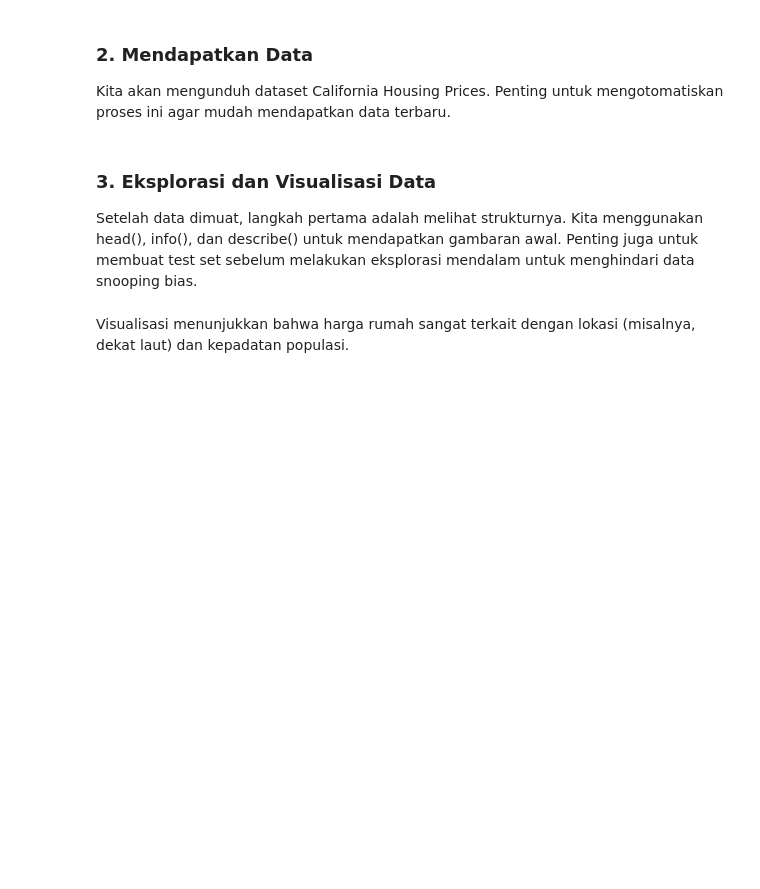
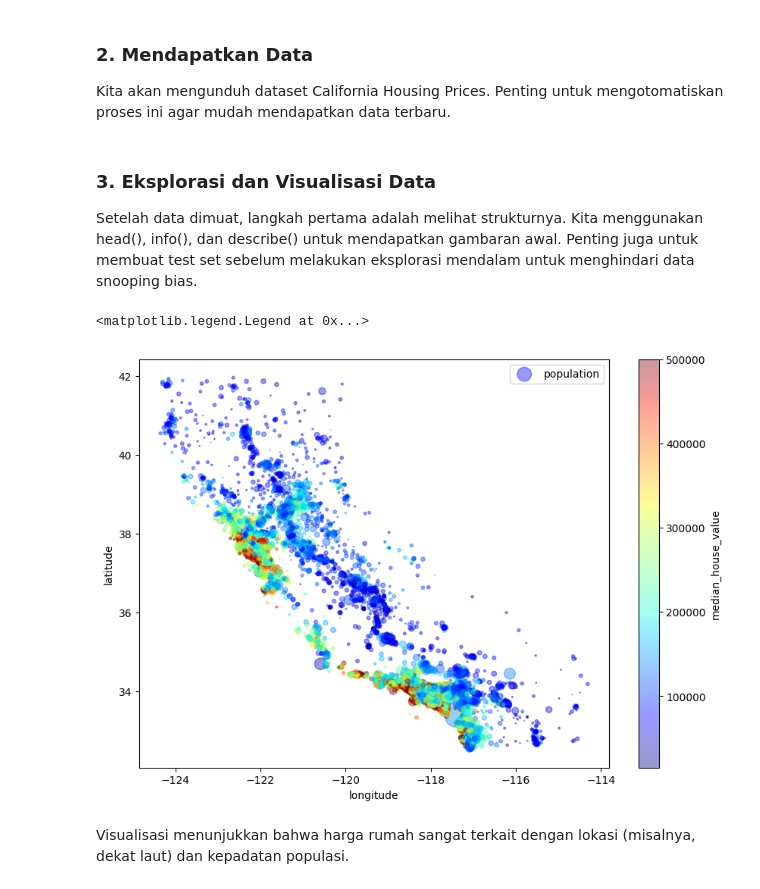
Before and after one commit to rizkyprofs/Hands-on-Machine-Learning-with-Scikit-Learn-Keras-TensorFlow, a Jupyter notebook: 02. End-to-End Machine Learning Project.ipynb, the cells around one changed output. Cells and saved outputs as stored; diff of their text form; code cells hidden in the pictures; blank space fills up the shorter version.

```diff
--- a/02. End-to-End Machine Learning Project.ipynb
+++ b/02. End-to-End Machine Learning Project.ipynb
@@ -34,8 +34,8 @@ import urllib
 import pandas as pd
 
 DOWNLOAD_ROOT = "https://raw.githubusercontent.com/ageron/handson-ml2/master/"
-HOUSING_PATH = os.path.join("datasets", "housing")
-HOUSING_URL = DOWNLOAD_ROOT + "datasets/housing/housing.tgz"
+HOUSING_PATH = os.path.join("Chapter 2")
+HOUSING_URL = DOWNLOAD_ROOT + "Chapter 2/housing.tgz"
 
 def fetch_housing_data(housing_url=HOUSING_URL, housing_path=HOUSING_PATH):
     os.makedirs(housing_path, exist_ok=True)
@@ -77,11 +77,14 @@ housing = strat_train_set.copy()
 # %%
 # Visualisasi data geografis\n",
 import matplotlib.pyplot as plt
 
-housing.plot(kind="scatter", x="longitude", y="latitude", alpha=0.4
-    s=housing["population"]/100, label="population", figsize=(10,7)
+housing.plot(kind="scatter", x="longitude", y="latitude", alpha=0.4,
+    s=housing["population"]/100, label="population", figsize=(10,7),
     c="median_house_value", cmap=plt.get_cmap("jet"), colorbar=True)
 plt.legend()
+# %% [output]
+<matplotlib.legend.Legend at 0x...>
+[figure, added]
 # %% [markdown]
 Visualisasi menunjukkan bahwa harga rumah sangat terkait dengan lokasi (misalnya, dekat laut) dan kepadatan populasi.
 # %%
```
Also changed, not shown: parts of 4 cells of this notebook.
